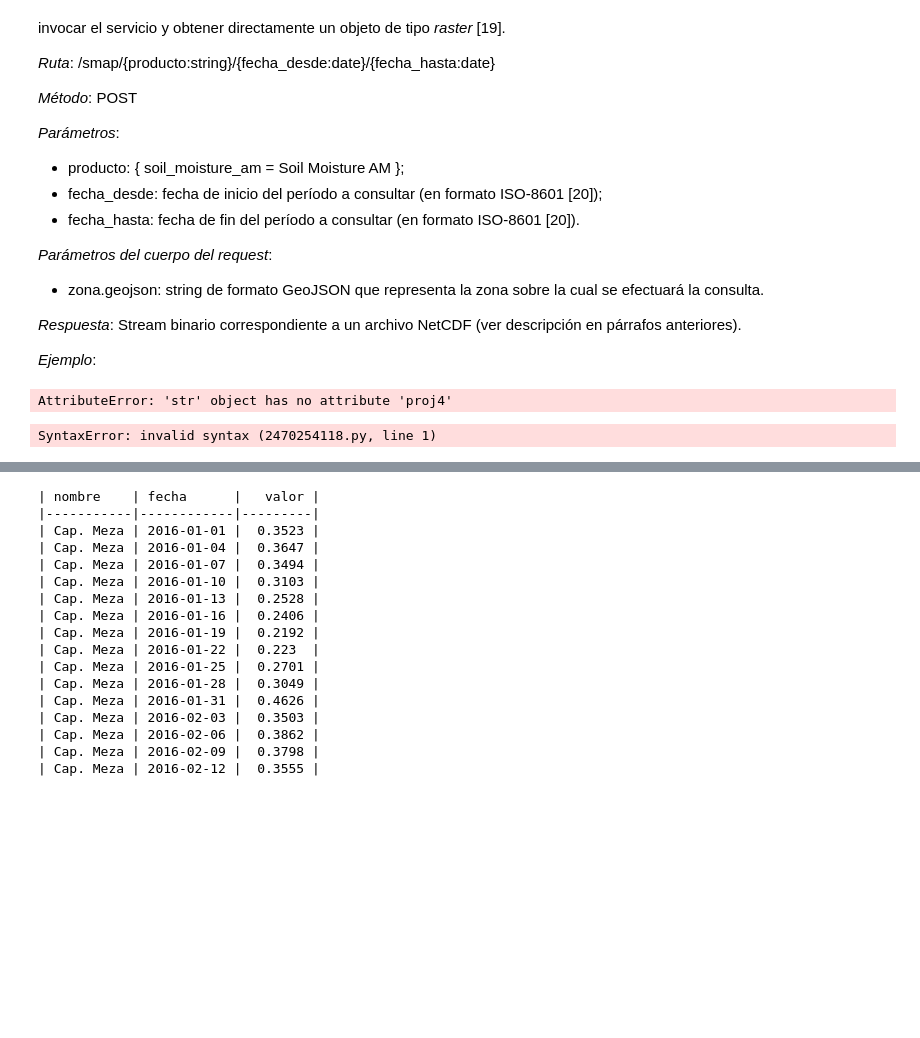
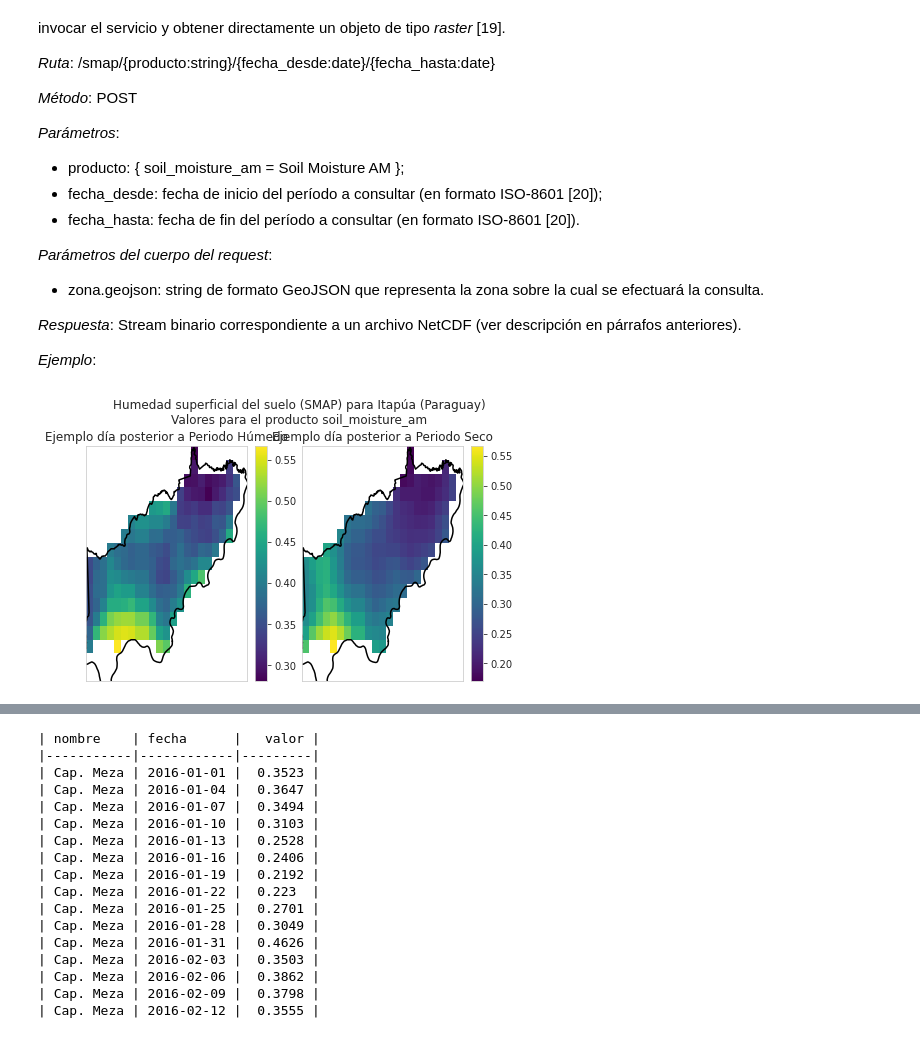
Before and after one commit to CRC-SAS/web-services-python, a Jupyter notebook: apidoc.ipynb, the cells around one changed output, grey strips where cells are left out. Cells and saved outputs as stored; diff of their text form; code cells hidden in the pictures; blank space fills up the shorter version.

Commit message:
Corrección SMAP y error SSL

```diff
--- a/apidoc.ipynb
+++ b/apidoc.ipynb
@@ -2195,90 +2224,40 @@ zona_gdf = gpd.read_file(zona_geojson)
 smap_xr_h = consumir_servicio_espacial_xarray(url=url_smap, usuario=usuario_default, clave=clave_default,
                                               archivo_geojson_zona=zona_geojson)
 smap_xr_h = smap_xr_h.rio.set_spatial_dims(x_dim='easting', y_dim='northing')
-smap_xr_h = smap_xr_h.rio.write_crs(smap_xr_h.crs.proj4)
+smap_xr_h = smap_xr_h.rio.write_crs(smap_xr_h.crs)
 smap_xr_h = smap_xr_h.rio.reproject("EPSG:4326")
-smap_xr_h = smap_xr_h.drop_vars('crs')
 
 # Buscar SMAP para Agosto de 2019 (departamento de Itapúa, Paraguay).
 fecha_desde = dateutil.parser.parse("2019-08-01").isoformat()
 fecha_hasta = dateutil.parser.parse("2019-08-31").isoformat()
 url_smap = f"{base_url}/smap/soil_moisture_am/{fecha_desde}/{fecha_hasta}"
 zona_geojson = os.getcwd() + "/data/ItapuaPY.geojson"
 zona_gdf = gpd.read_file(zona_geojson)
 smap_xr_s = consumir_servicio_espacial_xarray(url=url_smap, usuario=usuario_default, clave=clave_default,
                                               archivo_geojson_zona=zona_geojson)
 smap_xr_s = smap_xr_s.rio.set_spatial_dims(x_dim="easting", y_dim="northing")
-smap_xr_s = smap_xr_s.rio.write_crs(smap_xr_s.crs.proj4)
+smap_xr_s = smap_xr_s.rio.write_crs(smap_xr_s.crs)
 smap_xr_s = smap_xr_s.rio.reproject("EPSG:4326")
-smap_xr_s = smap_xr_s.drop_vars('crs')
 
 # Graficar rasters de GRACE
 figure, axes = plt.subplots(nrows=1, ncols=2, constrained_layout=True)
 _ = figure.suptitle('Humedad superficial del suelo (SMAP) para Itapúa (Paraguay)\n'
                     'Valores para el producto soil_moisture_am')
 
 ax1 = figure.get_axes()[0]
 zona_gdf.boundary.plot(ax=ax1, color='black')
 smap_xr_h.soil_moisture_am[5, :, :].plot.imshow(ax=ax1, cbar_kwargs={'label': ''})
 __ = ax1.set_title('Ejemplo día posterior a Periodo Húmedo')
 ax1.set_xticks([]), ax1.xaxis.label.set_visible(False)
 ax1.set_yticks([]), ax1.yaxis.label.set_visible(False)
 
 ax2 = figure.get_axes()[1]
 zona_gdf.boundary.plot(ax=ax2, color='black')
 smap_xr_s.soil_moisture_am[9, :, :].plot.imshow(ax=ax2, cbar_kwargs={'label': ''})
 __ = ax2.set_title('Ejemplo día posterior a Periodo Seco')
 ax2.set_xticks([]), ax2.xaxis.label.set_visible(False)
 ax2.set_yticks([]), ax2.yaxis.label.set_visible(False)
 
 plt.show()
 # %% [output]
-AttributeError: 'str' object has no attribute 'proj4'
+[figure, added]
-# %%
-Además de poder descargar este producto en formato *raster*, también es posible extraer series temporales de valores para un conjunto de puntos (uno o más) o polígonos (uno o más). En el caso de la extracción para un conjunto de puntos, la respuesta devuelta por el servicio es una serie temporal de valores para cada punto dentro del rango de fechas especificado. En el caso de que la extracción sea realizada para un conjunto de polígonos, la respuesta devuelta por el servicio es una serie temporal de *estadísticos* (media, mediana, desvío estándar, desviación mediana absoluta, mínimo, máximo y los percentiles correspondientes al 25% y 75%) para cada polígono dentro del rango de fechas especificado.
-
-Los puntos o polígonos deben especificarse en formato GeoJSON [17]. Además, cada punto o polígono debe tener asociado al menos un atributo para que el servicio pueda devolver una respuesta en la cual se puedan identificar cada una de las geometrías (puntos o polígonos). Por ejemplo, en caso de que los polígonos correspondan a localidades, el archivo GeoJSON podría contener atributos indicando el código de localidad o su nombre. Para el caso de los puntos, se podría indicar un nombre asociado a cada una de las ubicaciones, un código o los atributos que el usuario desee agregar.
-
-*Ruta*: /smap/serie_temporal/{producto:string}/{fecha_desde:date}/{fecha_hasta:date}
-
-*Método*: POST
-
-*Parámetros*:
-
-  * producto: { soil_moisture_am = Soil Moisture AM };
-  * fecha_desde: fecha de inicio del período a consultar (en formato ISO-8601 [20]);
-  * fecha_hasta: fecha de fin del período a consultar (en formato ISO-8601 [20]).
-
-*Parámetros del cuerpo del request*:
-
-  * zona.geojson: string de formato GeoJSON que representa los puntos o polígonos sobre los cuales se efectuará la consulta.
-
-*Respuesta*:
-
-El servicio devuelve una respuesta en formato JSON, la cual puede convertirse a un formato tabular. La respuesta contiene los datos provistos por el usuario para cada una de las geometrías y los siguientes campos, según el usuario haya especificado puntos o polígonos:
-
-[
-  {
-    ...
-    <atributos provistos por el usuario para cada punto o polígono>
-    ...,
-    estadístico: string (solamente para el caso de polígonos, ver detalle a continuación),
-    fecha: date (fecha dentro del rango de fechas especificadas por el usuario),
-    valor: float (valor asociado al punto o polígono para la fecha especificada - y al estadístico en el caso de polígonos)
-  }
-]
-
-Los estadísticos devueltos para el caso de las consultas asociadas a los polígonos se codifican de la siguiente manera:
-
-  * 0%: mínimo valor dentro del polígono
-  * 25%: percentil 25 de los valores dentro del polígono
-  * 50%: mediana de los valores dentro del polígono
-  * 75%: percentil 75 de los valores dentro del polígono
-  * 100%: máximo valor dentro del polígono
-  * Media: media de los valores dentro del polígono
-  * Desvio: desvío estándar de los valores dentro del polígono
-  * MAD: desvío mediano absoluto de los valores dentro del polígono
-
-A continuación se presentan dos ejemplos: una consulta para puntos y otra para polígonos. Para la consulta basada en puntos, cada uno de ellos tiene asociado un nombre que identifica la ubicación. Para el caso de los polígonos, cada uno de ellos tiene asociado un nombre que representa la ubicación. Se presenta primero el ejemplo para ubicaciones puntuales.
-# %% [output]
-SyntaxError: invalid syntax (2470254118.py, line 1)
```
Also changed, not shown: parts of 7 cells of this notebook, 21 other files.
